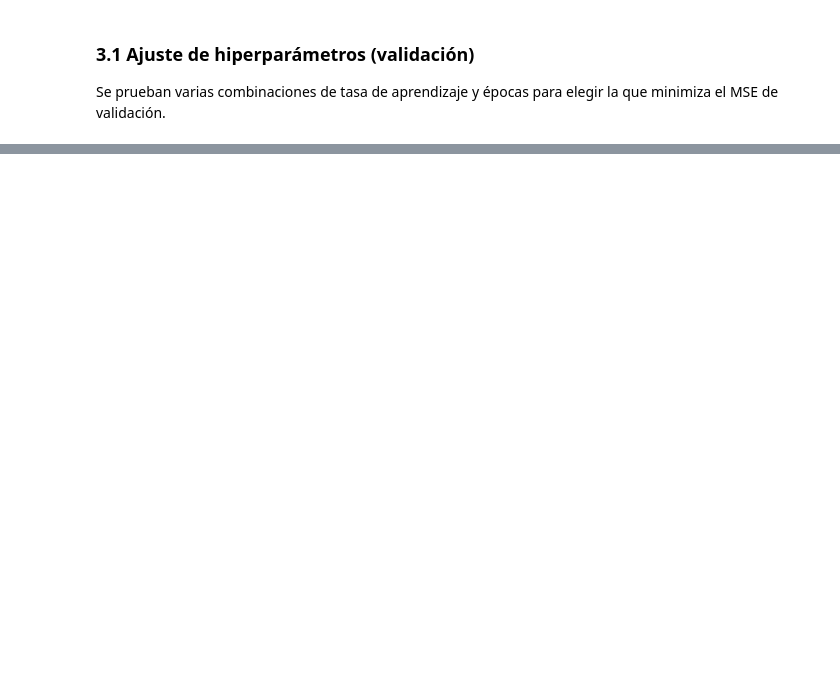
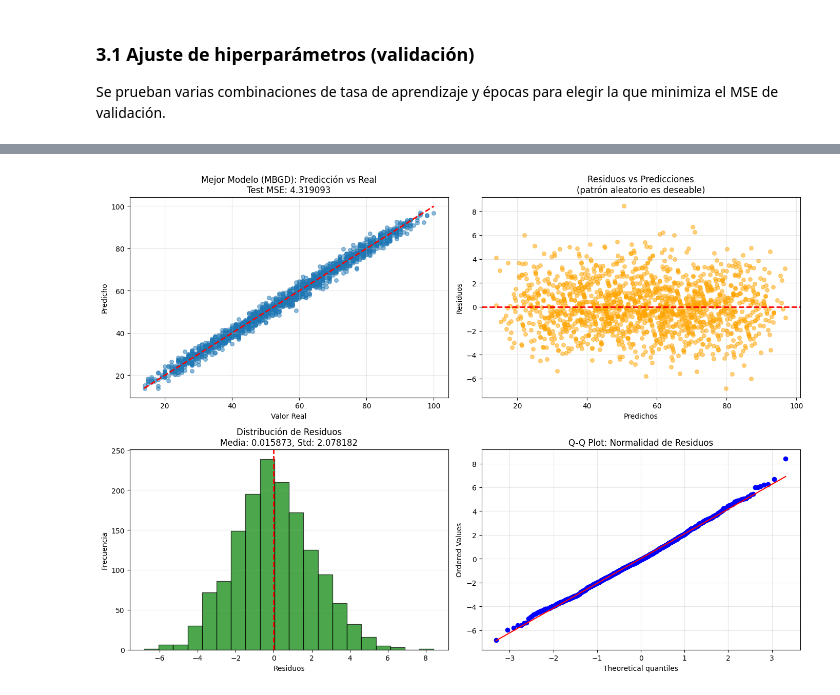
Before and after one commit to fabrimena/AI_Tarea1, a Jupyter notebook: Tarea_1.ipynb, the cells around one changed output, grey strips where cells are left out. Cells and saved outputs as stored; diff of their text form; code cells hidden in the pictures; blank space fills up the shorter version.

```diff
--- a/Tarea_1.ipynb
+++ b/Tarea_1.ipynb
@@ -607,0 +656,42 @@ Este ajuste usa validación para seleccionar hiperparámetros y evitar elegir el
+# %%
+# Análisis de residuos del mejor modelo (PUNTO G)
+best_y_pred = best_overall['y_pred']
+residuos = y_test_np - best_y_pred
+
+fig, axes = plt.subplots(2, 2, figsize=(14, 10))
+
+# Predicción vs Real
+axes[0, 0].scatter(y_test_np, best_y_pred, alpha=0.5, s=30)
+lims = [min(y_test_np.min(), best_y_pred.min()), max(y_test_np.max(), best_y_pred.max())]
+axes[0, 0].plot(lims, lims, 'r--', linewidth=2)
+axes[0, 0].set_xlabel('Valor Real')
+axes[0, 0].set_ylabel('Predicho')
+axes[0, 0].set_title(f'Mejor Modelo ({best_overall_type}): Predicción vs Real\nTest MSE: {best_overall["test_mse"]:.6f}')
+axes[0, 0].grid(True, alpha=0.3)
+
+# Residuos vs Predicciones
+axes[0, 1].scatter(best_y_pred, residuos, alpha=0.5, s=30, color='orange')
+axes[0, 1].axhline(y=0, color='r', linestyle='--', linewidth=2)
+axes[0, 1].set_xlabel('Predichos')
+axes[0, 1].set_ylabel('Residuos')
+axes[0, 1].set_title('Residuos vs Predicciones\n(patrón aleatorio es deseable)')
+axes[0, 1].grid(True, alpha=0.3)
+
+# Histograma de Residuos
+axes[1, 0].hist(residuos, bins=20, edgecolor='black', alpha=0.7, color='green')
+axes[1, 0].axvline(x=0, color='r', linestyle='--', linewidth=2)
+axes[1, 0].set_xlabel('Residuos')
+axes[1, 0].set_ylabel('Frecuencia')
+axes[1, 0].set_title(f'Distribución de Residuos\nMedia: {np.mean(residuos):.6f}, Std: {np.std(residuos):.6f}')
+axes[1, 0].grid(True, alpha=0.3, axis='y')
+
+# Q-Q Plot
+from scipy import stats as sp_stats
+sp_stats.probplot(residuos, dist="norm", plot=axes[1, 1])
+axes[1, 1].set_title('Q-Q Plot: Normalidad de Residuos')
+axes[1, 1].grid(True, alpha=0.3)
+
+plt.tight_layout()
+plt.show()
+# %% [output]
+[figure, added]
```
Also changed, not shown: parts of 9 cells of this notebook.
